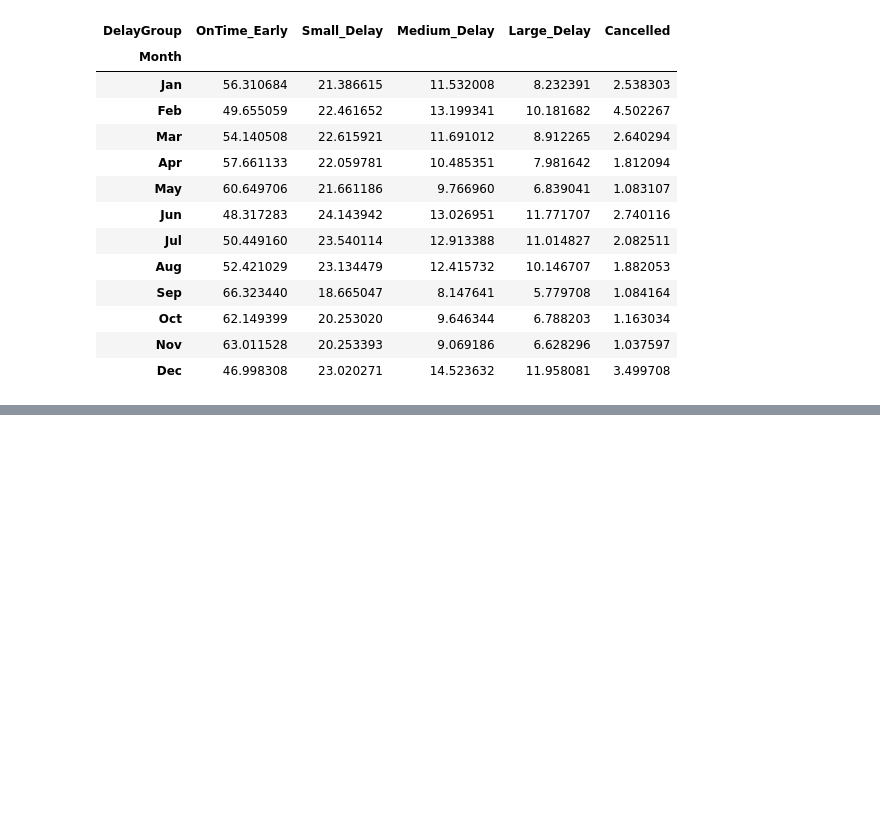
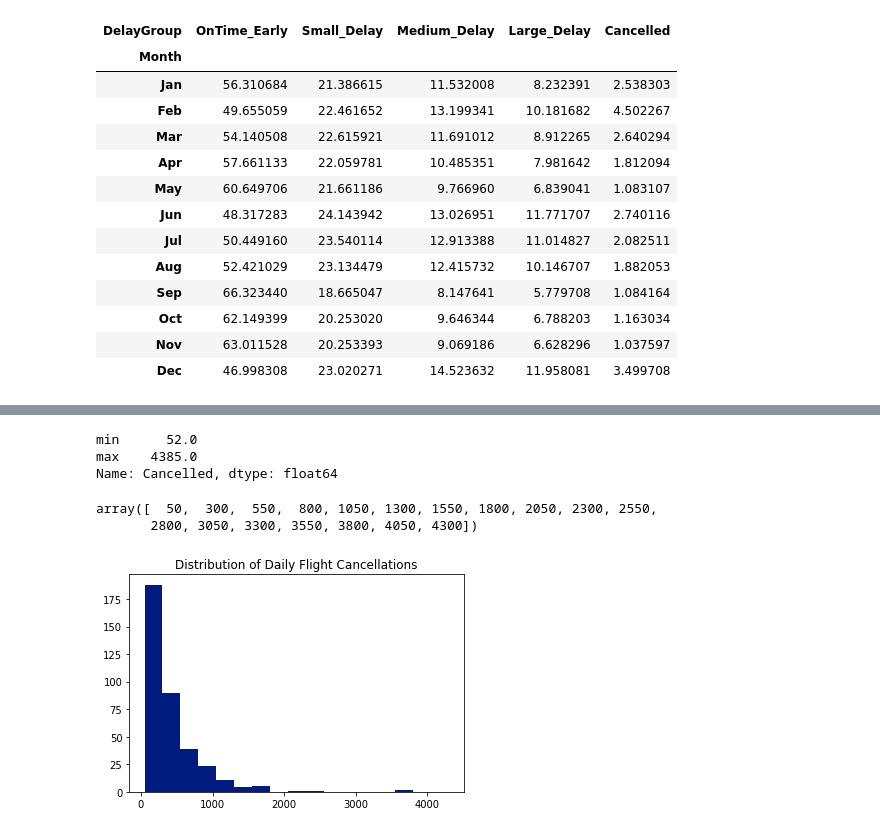
Before and after one commit to EsosaOrumwese/ALX-T-Nanodegree, a Jupyter notebook: Data Analytics/Projects/Airline On-Time Performance Data/eda_act.ipynb, the cells around one changed output, grey strips where cells are left out. Drawn from its saved outputs; the diff is of its cells as text; code cells hidden in the pictures; blank space fills up the shorter version.

Commit message:
still on exploratory visualization

```diff
--- a/Data Analytics/Projects/Airline On-Time Performance Data/eda_act.ipynb
+++ b/Data Analytics/Projects/Airline On-Time Performance Data/eda_act.ipynb
@@ -330,0 +334,4 @@ Most delays occurred between June, July and August while September to November h
+# %%
+# get the daily number of cancelled flights.
+# remember True=1 and False=0
+cancelled_per_day = airline_df.groupby('Date')['Cancelled'].sum()
@@ -330,0 +354,17 @@ Most delays occurred between June, July and August while September to November h
+# %%
+cancelled_per_day.describe()[['min','max']]
+# %% [output]
+min      52.0
+max    4385.0
+Name: Cancelled, dtype: float64
+# %%
+bins = np.arange(50,4400,250)
+bins
+# %% [output]
+array([  50,  300,  550,  800, 1050, 1300, 1550, 1800, 2050, 2300, 2550,
+       2800, 3050, 3300, 3550, 3800, 4050, 4300])
+# %%
+plt.hist(cancelled_per_day, bins=bins)
+plt.title('Distribution of Daily Flight Cancellations');
+# %% [output]
+[figure, added]
```
Also changed, not shown: parts of 7 cells of this notebook.
